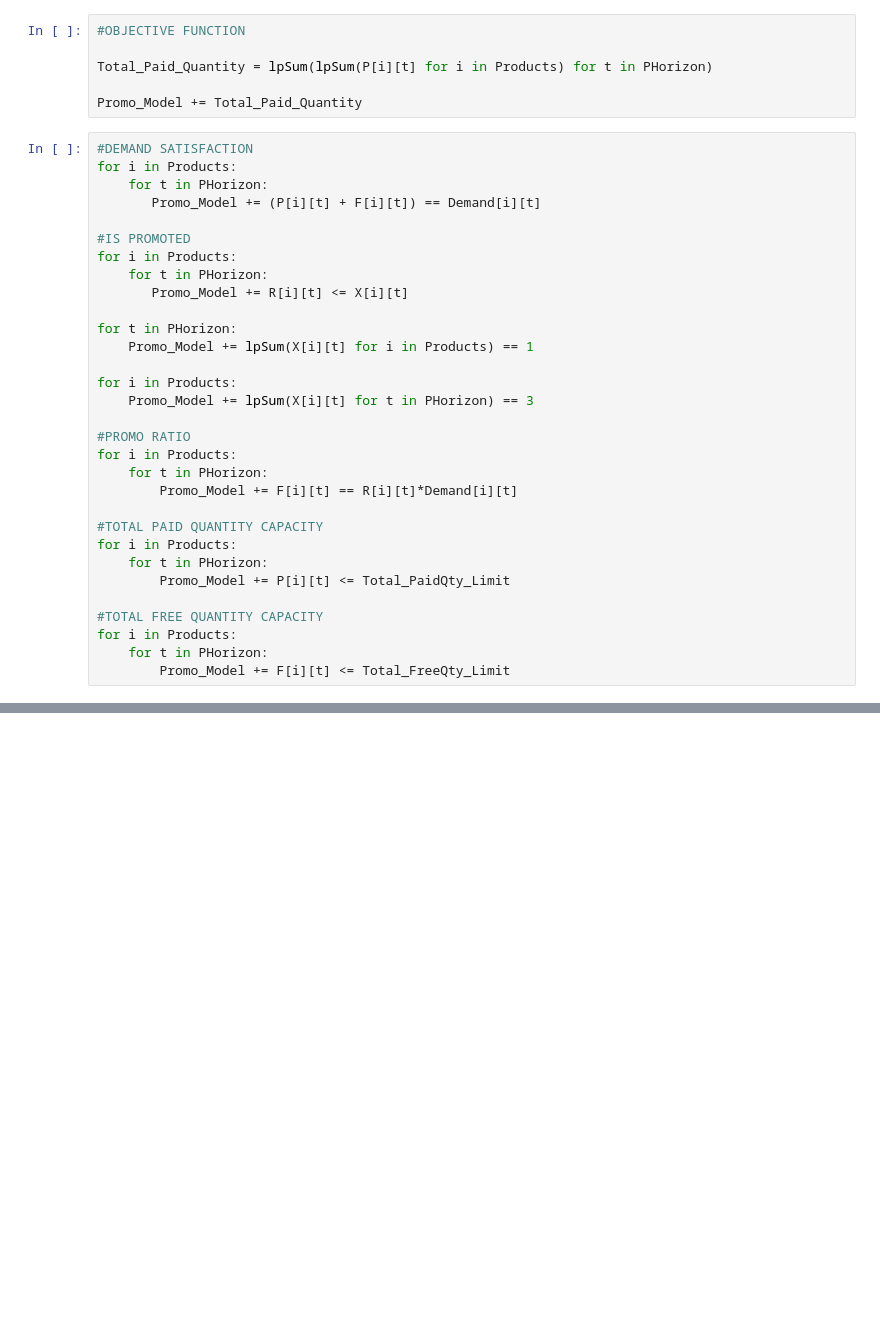
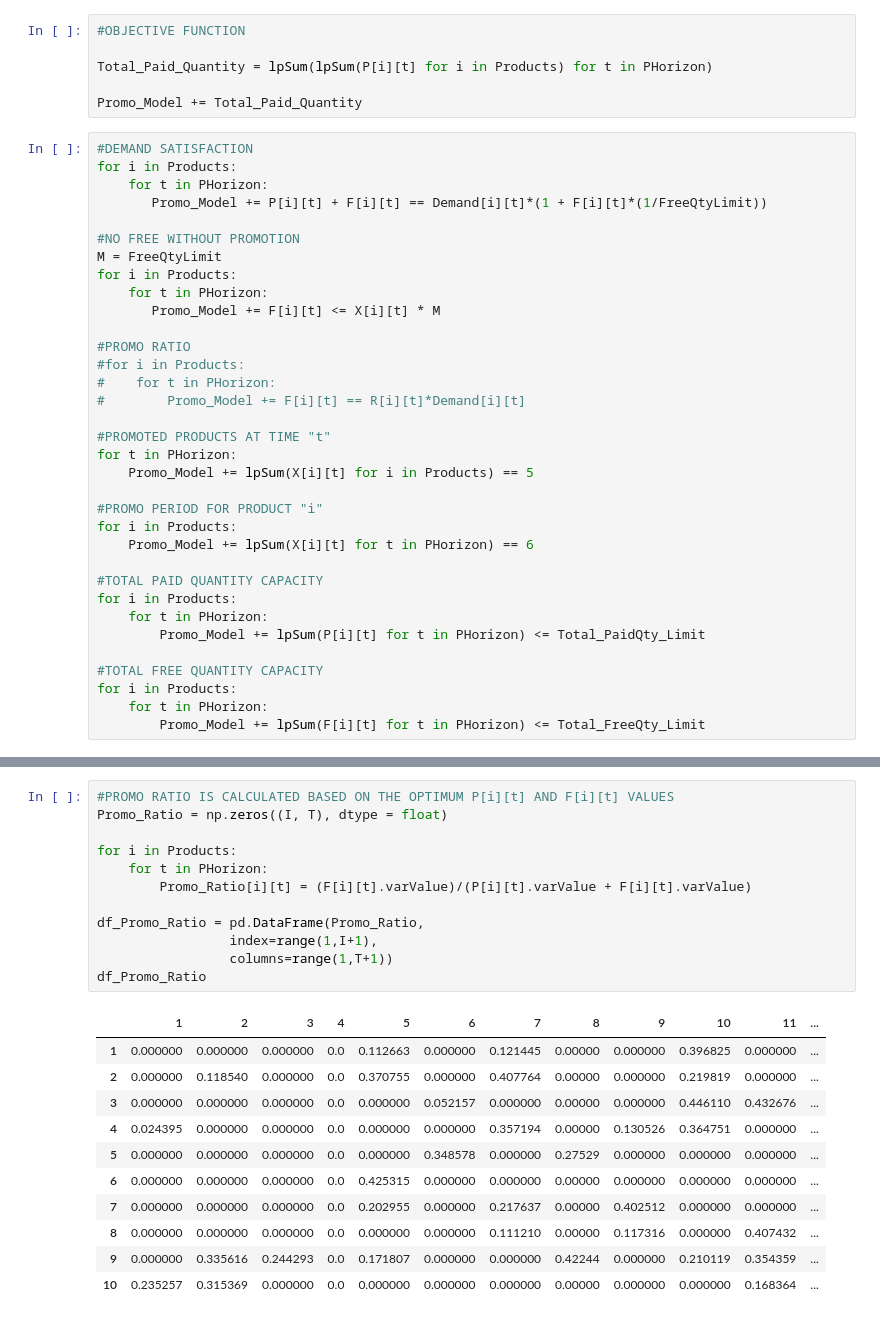
Before and after one commit to ayigitdogan/PharmaProject, a Jupyter notebook: OptimizationModel.ipynb, the cells around one changed output, grey strips where cells are left out. Drawn from its saved outputs; the diff is of its cells as text; blank space fills up the shorter version.

Commit message:
Optimization Model - Trial II

```diff
--- a/OptimizationModel.ipynb
+++ b/OptimizationModel.ipynb
@@ -63,33 +82,36 @@ Promo_Model += Total_Paid_Quantity
 #DEMAND SATISFACTION
 for i in Products:
     for t in PHorizon:
-       Promo_Model += (P[i][t] + F[i][t]) == Demand[i][t]
+       Promo_Model += P[i][t] + F[i][t] == Demand[i][t]*(1 + F[i][t]*(1/FreeQtyLimit))
 
-#IS PROMOTED
+#NO FREE WITHOUT PROMOTION
+M = FreeQtyLimit
 for i in Products:
     for t in PHorizon:
-       Promo_Model += R[i][t] <= X[i][t]
-
-for t in PHorizon:
-    Promo_Model += lpSum(X[i][t] for i in Products) == 1
-
-for i in Products:
-    Promo_Model += lpSum(X[i][t] for t in PHorizon) == 3
+       Promo_Model += F[i][t] <= X[i][t] * M
 
 #PROMO RATIO
+#for i in Products:
+#    for t in PHorizon:
+#        Promo_Model += F[i][t] == R[i][t]*Demand[i][t]
+
+#PROMOTED PRODUCTS AT TIME "t"
+for t in PHorizon:
+    Promo_Model += lpSum(X[i][t] for i in Products) == 5
+
+#PROMO PERIOD FOR PRODUCT "i"
 for i in Products:
-    for t in PHorizon:
-        Promo_Model += F[i][t] == R[i][t]*Demand[i][t]
+    Promo_Model += lpSum(X[i][t] for t in PHorizon) == 6
 
 #TOTAL PAID QUANTITY CAPACITY
 for i in Products:
     for t in PHorizon:
-        Promo_Model += P[i][t] <= Total_PaidQty_Limit
+        Promo_Model += lpSum(P[i][t] for t in PHorizon) <= Total_PaidQty_Limit
 
 #TOTAL FREE QUANTITY CAPACITY
 for i in Products:
     for t in PHorizon:
-        Promo_Model += F[i][t] <= Total_FreeQty_Limit
+        Promo_Model += lpSum(F[i][t] for t in PHorizon) <= Total_FreeQty_Limit
 # %%
 Promo_Model.solve()
 # The status of the solution is printed to the screen
@@ -143,0 +164,24 @@ Promo_Ratio_2_9 = 0.0
+# %%
+#PROMO RATIO IS CALCULATED BASED ON THE OPTIMUM P[i][t] AND F[i][t] VALUES
+Promo_Ratio = np.zeros((I, T), dtype = float)
+
+for i in Products:
+    for t in PHorizon:
+        Promo_Ratio[i][t] = (F[i][t].varValue)/(P[i][t].varValue + F[i][t].varValue)
+
+df_Promo_Ratio = pd.DataFrame(Promo_Ratio,
+                 index=range(1,I+1),
+                 columns=range(1,T+1))
+df_Promo_Ratio
+# %% [output]
+|  | 1 | 2 | 3 | 4 | 5 | 6 | 7 | 8 | 9 | 10 | 11 | ... |
+| 1 | 0.000000 | 0.000000 | 0.000000 | 0.0 | 0.112663 | 0.000000 | 0.121445 | 0.00000 | 0.000000 | 0.396825 | 0.000000 | ... |
+| 2 | 0.000000 | 0.118540 | 0.000000 | 0.0 | 0.370755 | 0.000000 | 0.407764 | 0.00000 | 0.000000 | 0.219819 | 0.000000 | ... |
+| 3 | 0.000000 | 0.000000 | 0.000000 | 0.0 | 0.000000 | 0.052157 | 0.000000 | 0.00000 | 0.000000 | 0.446110 | 0.432676 | ... |
+| 4 | 0.024395 | 0.000000 | 0.000000 | 0.0 | 0.000000 | 0.000000 | 0.357194 | 0.00000 | 0.130526 | 0.364751 | 0.000000 | ... |
+| 5 | 0.000000 | 0.000000 | 0.000000 | 0.0 | 0.000000 | 0.348578 | 0.000000 | 0.27529 | 0.000000 | 0.000000 | 0.000000 | ... |
+| 6 | 0.000000 | 0.000000 | 0.000000 | 0.0 | 0.425315 | 0.000000 | 0.000000 | 0.00000 | 0.000000 | 0.000000 | 0.000000 | ... |
+| 7 | 0.000000 | 0.000000 | 0.000000 | 0.0 | 0.202955 | 0.000000 | 0.217637 | 0.00000 | 0.402512 | 0.000000 | 0.000000 | ... |
+| 8 | 0.000000 | 0.000000 | 0.000000 | 0.0 | 0.000000 | 0.000000 | 0.111210 | 0.00000 | 0.117316 | 0.000000 | 0.407432 | ... |
+| 9 | 0.000000 | 0.335616 | 0.244293 | 0.0 | 0.171807 | 0.000000 | 0.000000 | 0.42244 | 0.000000 | 0.210119 | 0.354359 | ... |
+| 10 | 0.235257 | 0.315369 | 0.000000 | 0.0 | 0.000000 | 0.000000 | 0.000000 | 0.00000 | 0.000000 | 0.000000 | 0.168364 | ... |
```
Also changed, not shown: parts of 6 cells of this notebook.
